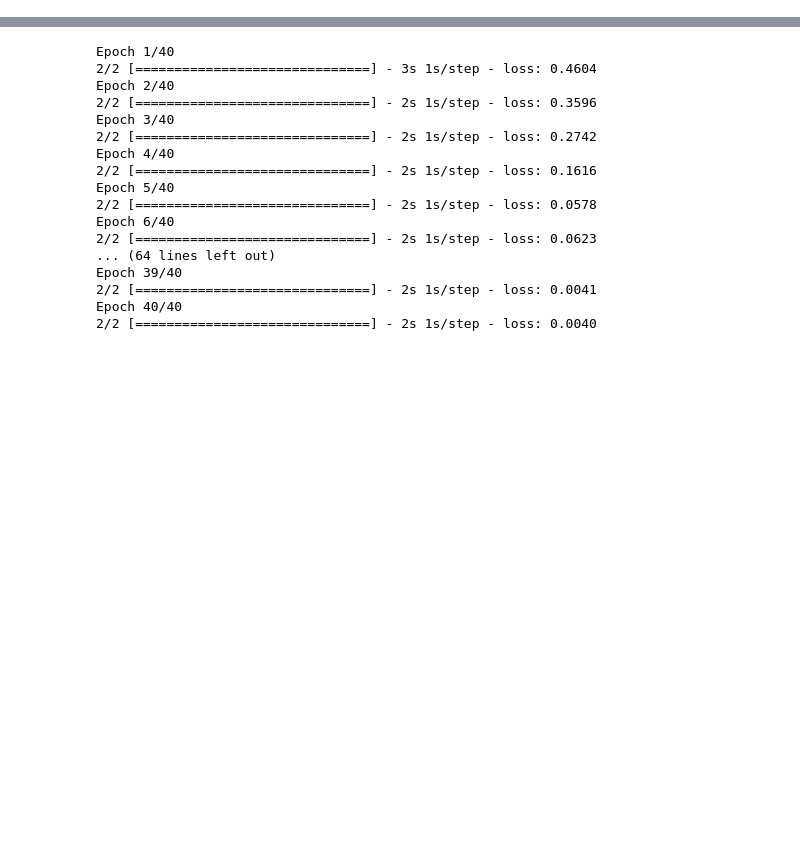
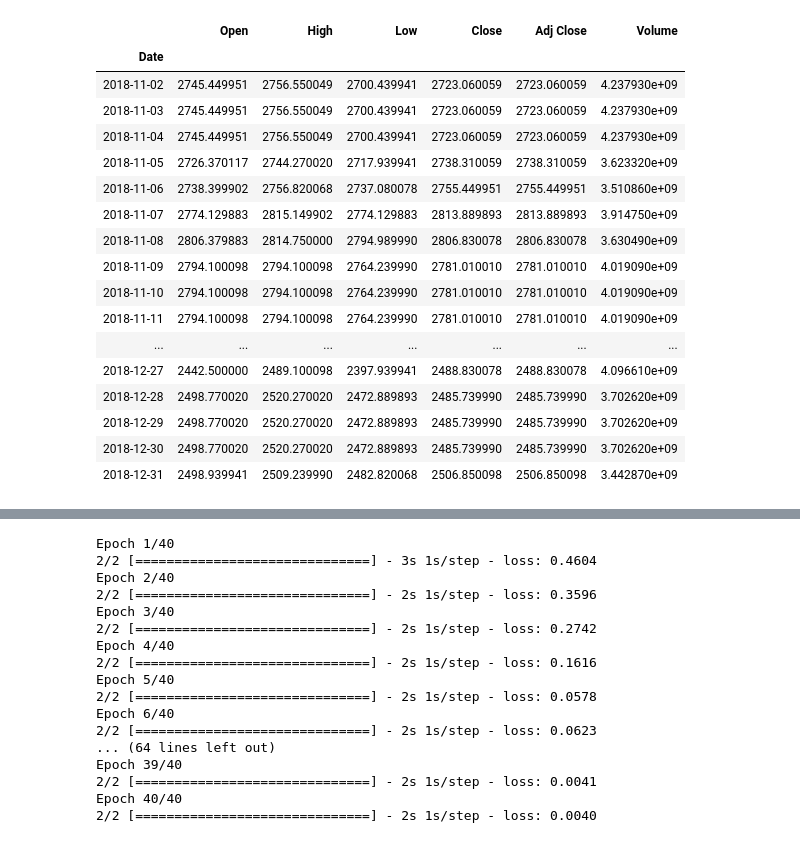
Before and after one commit to AndrewGhan/Final_Project_Mod_5, a Jupyter notebook: Financial Data.ipynb, the cells around one changed output, grey strips where cells are left out. Cells and saved outputs as stored; diff of their text form; code cells hidden in the pictures; blank space fills up the shorter version.

```diff
--- a/Financial Data.ipynb
+++ b/Financial Data.ipynb
@@ -70,0 +55,3 @@ stock_daily_df
+# %%
+train = df['2016-01-04':'2018-12-31'].copy()
+train.head()
@@ -71 +77,3 @@ stock_daily_df
+# %%
+train = train.drop(['Adj Close'],axis = 1)
 # %%
@@ -82,0 +185,21 @@ testing.shape
+# %%
+train.tail(60)
+# %% [output]
+|  | Open | High | Low | Close | Adj Close | Volume |
+| Date |  |  |  |  |  |  |
+| 2018-11-02 | 2745.449951 | 2756.550049 | 2700.439941 | 2723.060059 | 2723.060059 | 4.237930e+09 |
+| 2018-11-03 | 2745.449951 | 2756.550049 | 2700.439941 | 2723.060059 | 2723.060059 | 4.237930e+09 |
+| 2018-11-04 | 2745.449951 | 2756.550049 | 2700.439941 | 2723.060059 | 2723.060059 | 4.237930e+09 |
+| 2018-11-05 | 2726.370117 | 2744.270020 | 2717.939941 | 2738.310059 | 2738.310059 | 3.623320e+09 |
+| 2018-11-06 | 2738.399902 | 2756.820068 | 2737.080078 | 2755.449951 | 2755.449951 | 3.510860e+09 |
+| 2018-11-07 | 2774.129883 | 2815.149902 | 2774.129883 | 2813.889893 | 2813.889893 | 3.914750e+09 |
+| 2018-11-08 | 2806.379883 | 2814.750000 | 2794.989990 | 2806.830078 | 2806.830078 | 3.630490e+09 |
+| 2018-11-09 | 2794.100098 | 2794.100098 | 2764.239990 | 2781.010010 | 2781.010010 | 4.019090e+09 |
+| 2018-11-10 | 2794.100098 | 2794.100098 | 2764.239990 | 2781.010010 | 2781.010010 | 4.019090e+09 |
+| 2018-11-11 | 2794.100098 | 2794.100098 | 2764.239990 | 2781.010010 | 2781.010010 | 4.019090e+09 |
+| ... | ... | ... | ... | ... | ... | ... |
+| 2018-12-27 | 2442.500000 | 2489.100098 | 2397.939941 | 2488.830078 | 2488.830078 | 4.096610e+09 |
+| 2018-12-28 | 2498.770020 | 2520.270020 | 2472.889893 | 2485.739990 | 2485.739990 | 3.702620e+09 |
+| 2018-12-29 | 2498.770020 | 2520.270020 | 2472.889893 | 2485.739990 | 2485.739990 | 3.702620e+09 |
+| 2018-12-30 | 2498.770020 | 2520.270020 | 2472.889893 | 2485.739990 | 2485.739990 | 3.702620e+09 |
+| 2018-12-31 | 2498.939941 | 2509.239990 | 2482.820068 | 2506.850098 | 2506.850098 | 3.442870e+09 |
```
Also changed, not shown: parts of 43 cells of this notebook.
